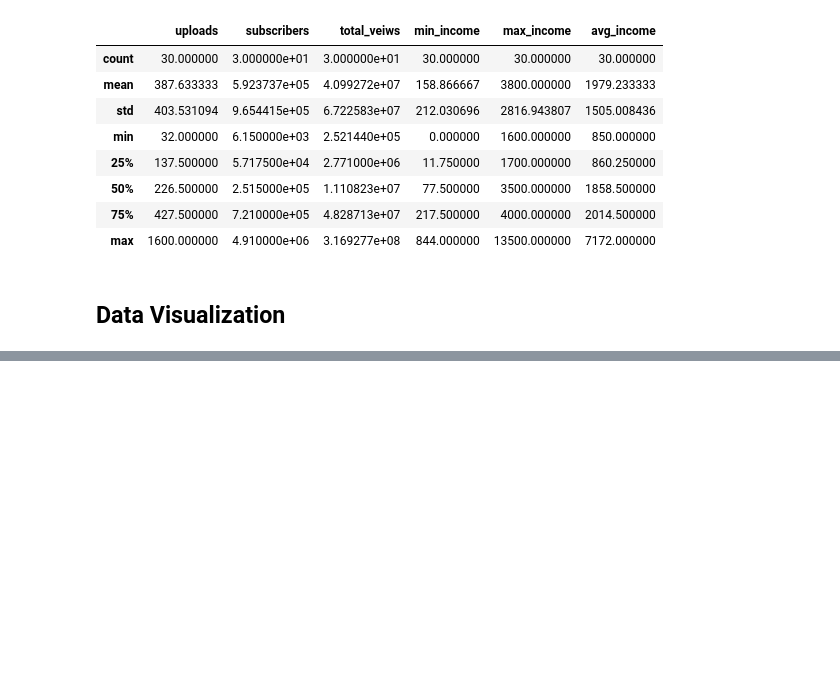
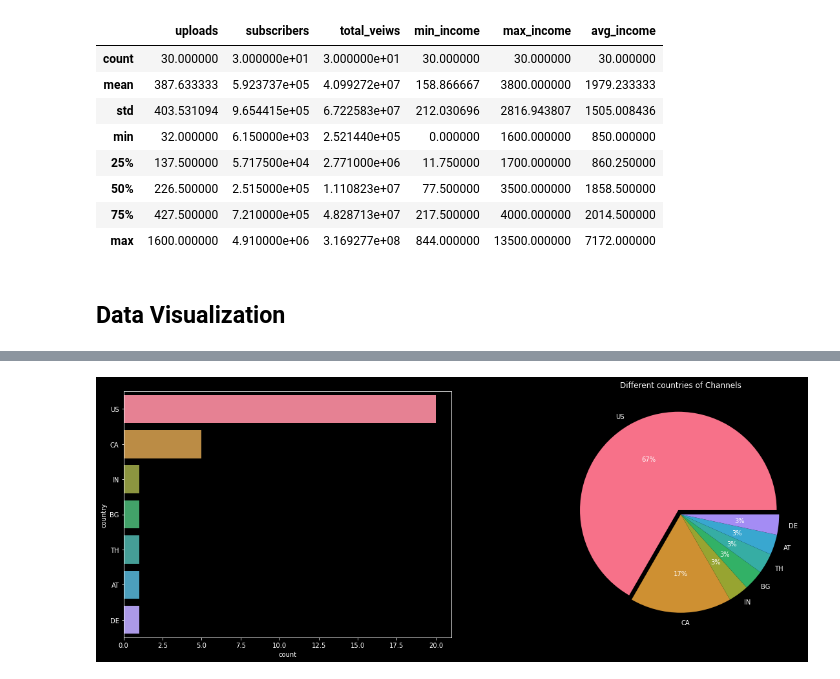
Before and after one commit to dasdebjeet/data_science, a Jupyter notebook: kaggle_practice/yt-topDS-channels-data/model.ipynb, the cells around one changed output, grey strips where cells are left out. Drawn from its saved outputs; the diff is of its cells as text; code cells hidden in the pictures; blank space fills up the shorter version.

Commit message:
Added -- Added model in yt-topDS-channels-data folder of kaggle practice

```diff
--- a/kaggle_practice/yt-topDS-channels-data/model.ipynb
+++ b/kaggle_practice/yt-topDS-channels-data/model.ipynb
@@ -154,0 +166,22 @@ df_copy.head()
+# %%
+plt.figure(figsize=(20, 7))
+countries = df_copy["country"].value_counts()
+
+palette = sns.color_palette("husl", 8)
+
+plt.subplot(1, 2, 1)
+sns.barplot(data=df_copy, x=countries, y=df_copy["country"].unique(), palette=palette)
+plt.xlabel('count')
+plt.ylabel('country')
+
+`
+plt.subplot(1, 2, 2)
+
+plt.pie(data=df_copy, x=countries, labels=df_copy["country"].unique(), autopct='%.0f%%', colors=palette, explode = [0.05,0,0,0,0,0,0])
+plt.title("Different countries of Channels")
+
+
+
+plt.show()
+# %% [output]
+[figure, added]
```
Also changed, not shown: parts of 16 cells of this notebook.
